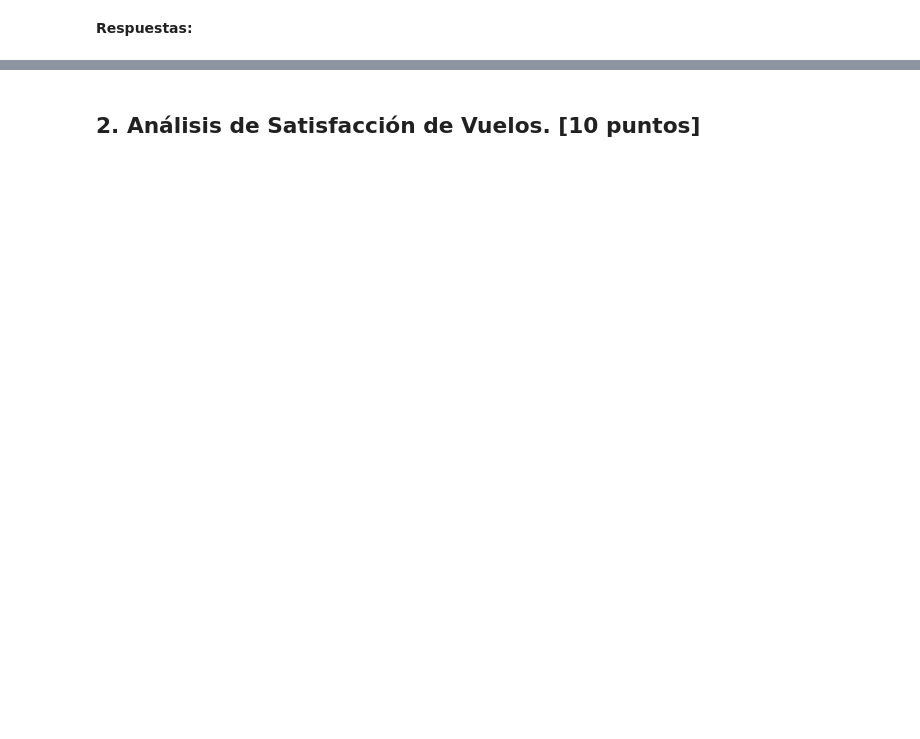
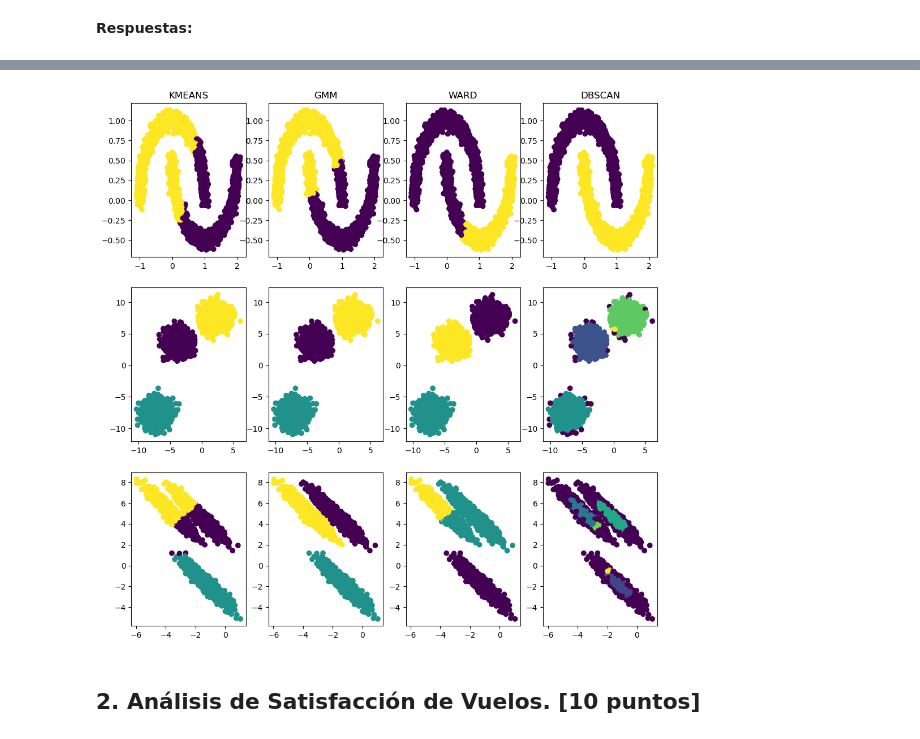
Before and after one commit to Tamaracarrasco/TamoJosha-Lab-de-Prog-MDS-Prim2025, a Jupyter notebook: Laboratorios/Laboratorio_4/Lab4_enunciado.ipynb, the cells around one changed output, grey strips where cells are left out. Drawn from its saved outputs; the diff is of its cells as text; code cells hidden in the pictures; blank space fills up the shorter version.

```diff
--- a/Laboratorios/Laboratorio_4/Lab4_enunciado.ipynb
+++ b/Laboratorios/Laboratorio_4/Lab4_enunciado.ipynb
@@ -126,6 +146,2 @@ data_sets = create_data(n_samples)
 # %% [markdown]
 **Respuestas:**
-# %%
-def plot_scatter(x, y, color):
-    #Escriba su código aquí
-    pass
@@ -132,3 +324,7 @@ def plot_scatter(x, y, color):
+# %%
+plot_scatter([data_sets["moons"]["x"], data_sets["blobs"]["x"], data_sets["mutated"]["x"]])
+# %% [output]
+[figure, added]
 # %% [markdown]
 ## 2. Análisis de Satisfacción de Vuelos. [10 puntos]
 # %% [markdown]
```
Also changed, not shown: parts of 4 cells of this notebook.
